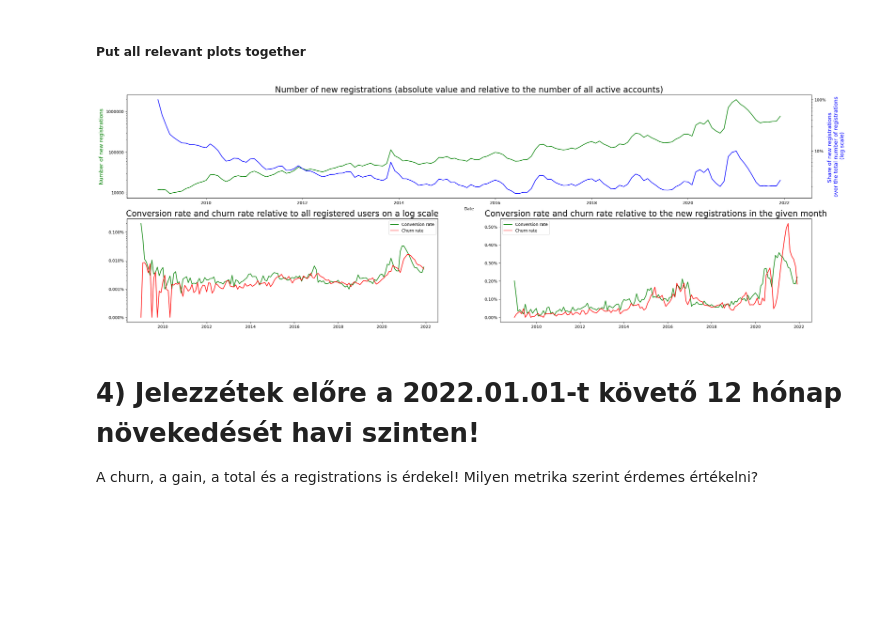
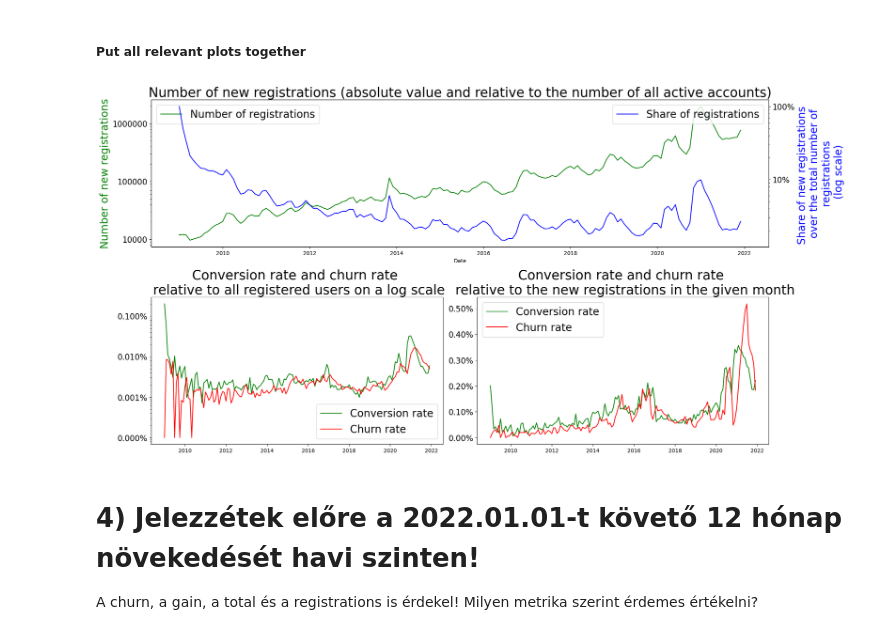
Before and after one commit to DanielBarabas/rajk-ml-course-barab, a Jupyter notebook: homeworks/BD_hw.ipynb, the cells around one changed output. Saved outputs shown, nothing was run; the diff lists cells and outputs as text; code cells hidden in the pictures; blank space fills up the shorter version.

```diff
--- a/homeworks/BD_hw.ipynb
+++ b/homeworks/BD_hw.ipynb
@@ -166,44 +166,49 @@ plt.show()
 # %% [markdown]
 ##### Put all relevant plots together
 # %%
-plt.figure(figsize=(30, 10))
+plt.figure(figsize=(20, 10))
 
 ax1 = plt.subplot(2,1,1)
-ax1.plot(data["date"],data["registrations"],color = "green")
+ax1.plot(data["date"],data["registrations"],color = "green", label = "Number of registrations")
 ax1.set_xlabel("Date")
-ax1.set_ylabel("Number of new registrations",color = "green", fontsize = 13)
-ax1.set_title("Number of new registrations (absolute value and relative to the number of all active accounts)",fontsize = 20)
+ax1.set_ylabel("Number of new registrations",color = "green", fontsize = 20)
+ax1.set_title("Number of new registrations (absolute value and relative to the number of all active accounts)",fontsize = 25)
 ax1.set_yscale('log')
+plt.yticks(fontsize = 15)
+plt.legend(fontsize = 20)
 ax1.yaxis.set_major_formatter(FormatStrFormatter('%1.0f'))
 ax2 = ax1.twinx()
-ax2.plot(data["date"],data["reg_rate_per_user"], color = "blue")
-ax2.set_ylabel("Share of new registrations \n over the total number of registrations \n (log scale)",color = "blue",fontsize = 13)
+ax2.plot(data["date"],data["reg_rate_per_user"], color = "blue", label = "Share of registrations")
+ax2.set_ylabel("Share of new registrations \n over the total number of \n registrations \n (log scale)",color = "blue",fontsize = 20)
 ax2.set_yscale('log')
 ax2.yaxis.set_major_formatter(FuncFormatter(lambda y, _: '{:.0%}'.format(y)))
-
+plt.yticks(fontsize = 15)
+plt.legend(fontsize = 20)
 
 ax3 = plt.subplot(2,2,3)
 ax3.plot(data["date"],data["conv_rate_per_user"],color = "green",label = "Conversion rate")
 ax3.plot(data["date"],data["churn_rate_per_user_1"], color = "red",label = "Churn rate")
 ax3.set_yscale('log')
 #ax3.yaxis.set_major_formatter(FormatStrFormatter('%1.6f'))
-ax3.set_title("Conversion rate and churn rate relative to all registered users on a log scale",fontsize = 20)
+ax3.set_title("Conversion rate and churn rate \n relative to all registered users on a log scale",fontsize = 25)
 ax3.yaxis.set_major_formatter(FuncFormatter(lambda y, _: '{:.3%}'.format(y)))
-plt.legend()
-
+plt.legend(fontsize = 20)
+plt.yticks(fontsize = 15)
 
 ax4 = plt.subplot(2,2,4)
 ax4.plot(data["date"],data["conv_rate_per_reg"],color = "green",label = "Conversion rate")
 ax4.plot(data["date"],data["churn_rate_per_reg"], color = "red",label = "Churn rate")
 #ax4.set_yscale('log')
 #ax4.yaxis.set_major_formatter(FormatStrFormatter('%1.6f'))
-ax4.set_title("Conversion rate and churn rate relative to the new registrations in the given month",fontsize = 20)
+ax4.set_title("Conversion rate and churn rate \n relative to the new registrations in the given month",fontsize = 25)
 ax4.yaxis.set_major_formatter(FuncFormatter(lambda y, _: '{:.2%}'.format(y)))
-plt.legend()
+plt.yticks(fontsize = 15)
+plt.legend(fontsize = 20)
 # Displaying the plot
+plt.tight_layout()
 plt.show()
 # %% [output]
-[figure, old version]
+[figure, new version]
 # %% [markdown]
 # 4) Jelezzétek előre a 2022.01.01-t követő 12 hónap növekedését havi szinten!
 A churn, a gain, a total és a registrations is érdekel!
```
